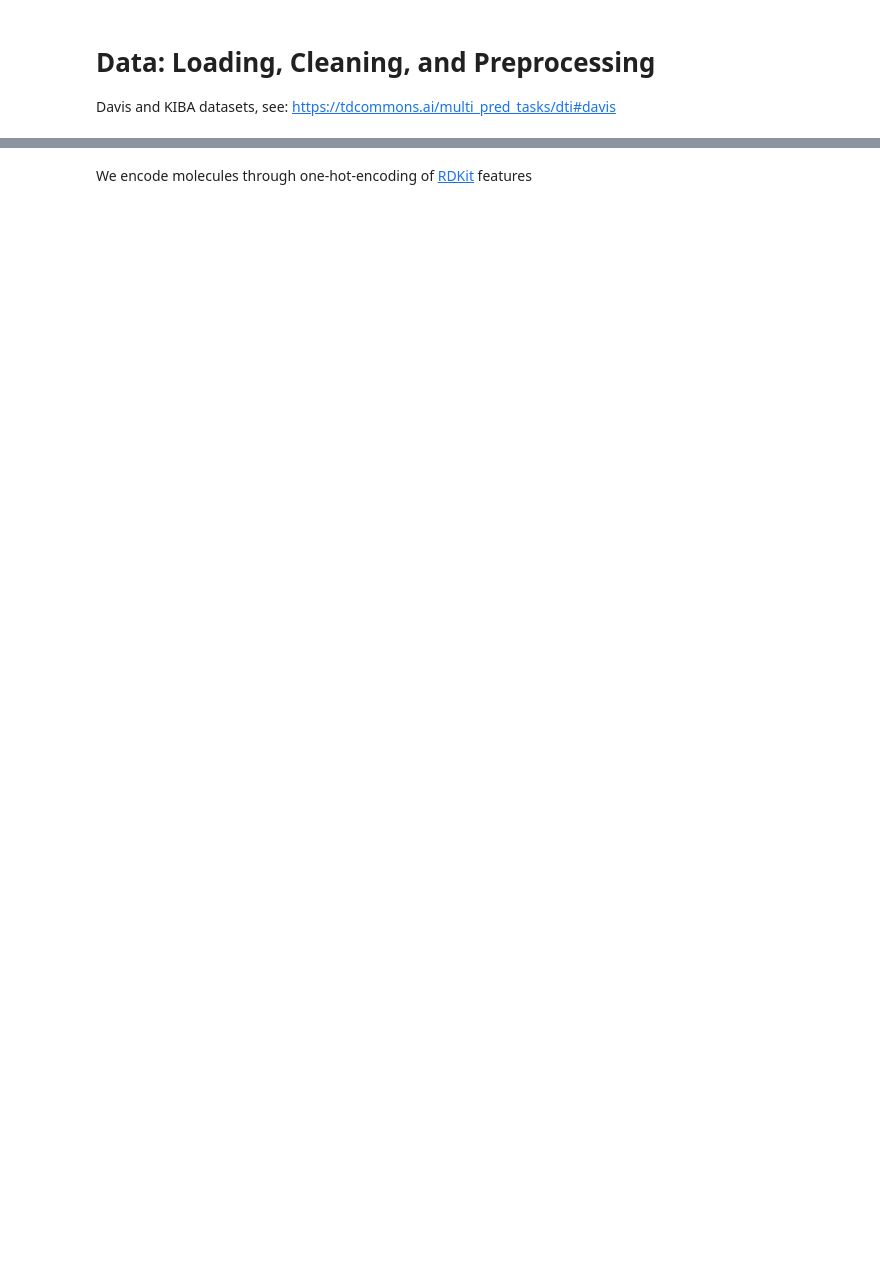
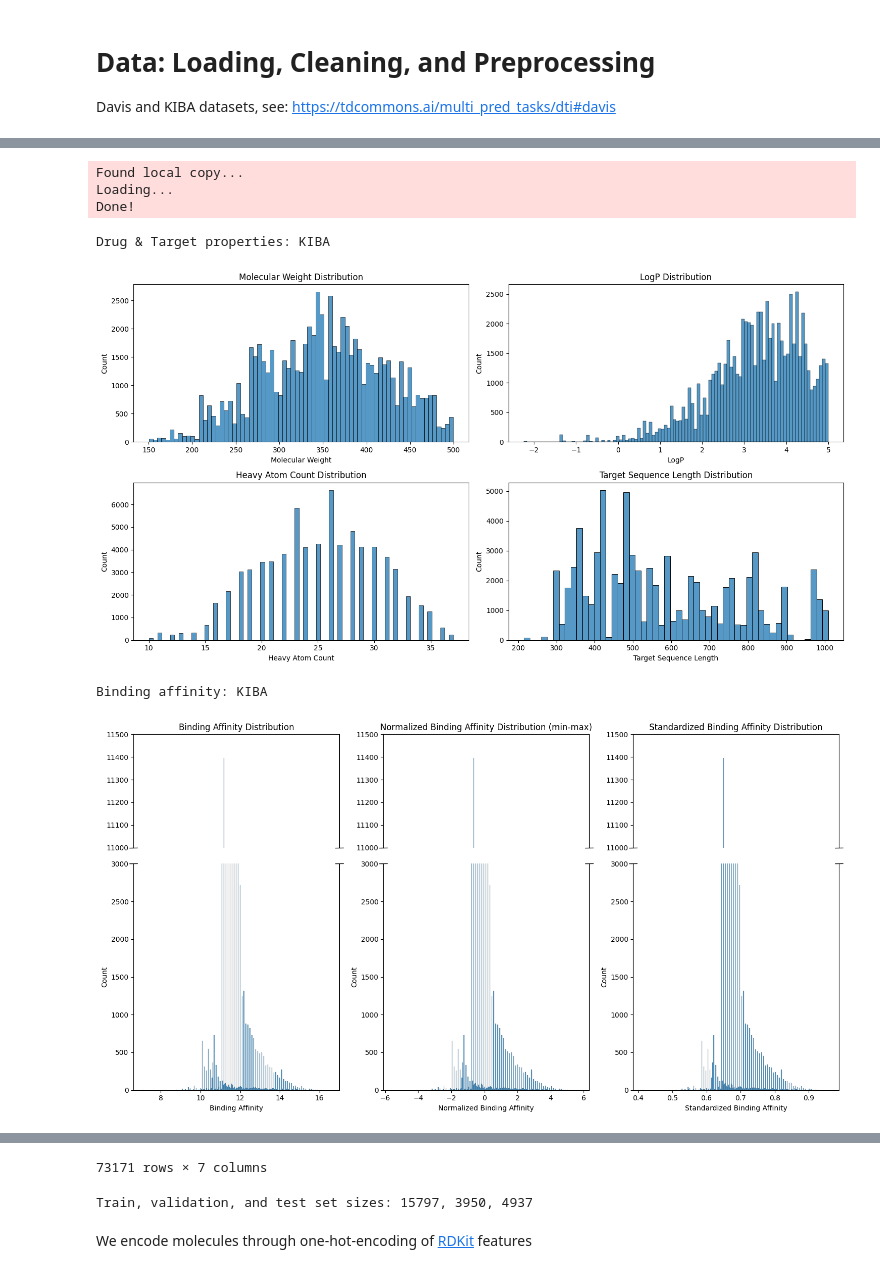
Before and after one commit to robsyc/biomed-multi-view-DTI-VAE, a Jupyter notebook: dti-vae/notebook.ipynb, the cells around one changed output, grey strips where cells are left out. Saved outputs shown, nothing was run; the diff lists cells and outputs as text; code cells hidden in the pictures; blank space fills up the shorter version.

```diff
--- a/dti-vae/notebook.ipynb
+++ b/dti-vae/notebook.ipynb
@@ -208,0 +170,11 @@ ID of min and max:  665 1220
+# %%
+df_kiba = explore_viz_split_dti_data('KIBA')
+df_kiba
+# %% [output]
+Found local copy...
+Loading...
+Done!
+Drug & Target properties: KIBA
+[figure, added]
+Binding affinity: KIBA
+[figure, added]
@@ -209,2 +193,71 @@ ID of min and max:  665 1220
+73171 rows × 7 columns
+# %%
+import torch
+from torch_geometric.data import DataLoader
+from sklearn.model_selection import train_test_split
+from torch_geometric.data import Data, DataLoader
+
+BATCH_SIZE = 16
+
+class DTI_Dataset(torch.utils.data.Dataset):
+    def __init__(self, df):
+        self.df = df.reset_index(drop=True)
+
+    def __len__(self):
+        return len(self.df)
+
+    def __getitem__(self, idx):
+        drug = self.df.loc[idx, 'Drug']    # SMILES string
+        target = self.df.loc[idx, 'Target']  # Amino acid sequence
+        y = self.df.loc[idx, 'Y']          # Binding affinity
+        # TODO ideal in init function
+        # Optionally process 'drug' and 'target' here
+        # drug_tensor = process_smiles(drug)
+        # target_tensor = process_sequence(target)
+        return drug, target, y
+
+def get_data_loaders(df: pd.DataFrame, batch_size: int = BATCH_SIZE) -> dict:
+    """
+    Splits the dataset into training and validation sets, and creates DataLoader objects for each set.
+
+    Parameters:
+    df (pandas.DataFrame): A DataFrame containing the following columns:
+        - Drug: SMILES string representing the drug
+        - Target: Amino acid sequence of the target
+        - Y: Binding affinity between the drug and target
+    batch_size (int): The batch size for DataLoader objects
+
+    Returns:
+    dict: A dictionary containing DataLoader objects for the training and validation sets
+    """
+    def collate_fn(batch):
+        drugs, targets, ys = zip(*batch)  # Unzip the batch
+        # Optionally process 'drugs' and 'targets' here
+        # drugs = [process_smiles(d) for d in drugs]
+        # targets = [process_sequence(t) for t in targets]
+        ys = torch.tensor(ys, dtype=torch.float32)
+        return drugs, targets, ys
+
+    # Split the dataset into training and validation sets
+    df_tmp, df_test = train_test_split(df, test_size=0.2, random_state=0)
+    df_train, df_valid = train_test_split(df_tmp, test_size=0.2, random_state=0)
+    print(f"Train, validation, and test set sizes: {len(df_train)}, {len(df_valid)}, {len(df_test)}")
+
+    train_dataset = DTI_Dataset(df_train)
+    valid_dataset = DTI_Dataset(df_valid)
+    test_dataset = DTI_Dataset(df_test)
+
+    train_loader = DataLoader(train_dataset, batch_size=batch_size, shuffle=True, collate_fn=collate_fn)
+    valid_loader = DataLoader(valid_dataset, batch_size=batch_size, shuffle=False, collate_fn=collate_fn)
+    test_loader = DataLoader(test_dataset, batch_size=batch_size, shuffle=False, collate_fn=collate_fn)
+
+    return {'train': train_loader, 'valid': valid_loader, 'test': test_loader}
+
+davis_loaders = get_data_loaders(davis)
+for batch in davis_loaders['train']:
+    batch_drugs, batch_targets, batch_ys = batch
+    break
+# %% [output]
+Train, validation, and test set sizes: 15797, 3950, 4937
 # %% [markdown]
 We encode molecules through one-hot-encoding of [RDKit](https://www.rdkit.org/docs/GettingStartedInPython.html) features
```
Also changed, not shown: parts of 11 cells of this notebook.
